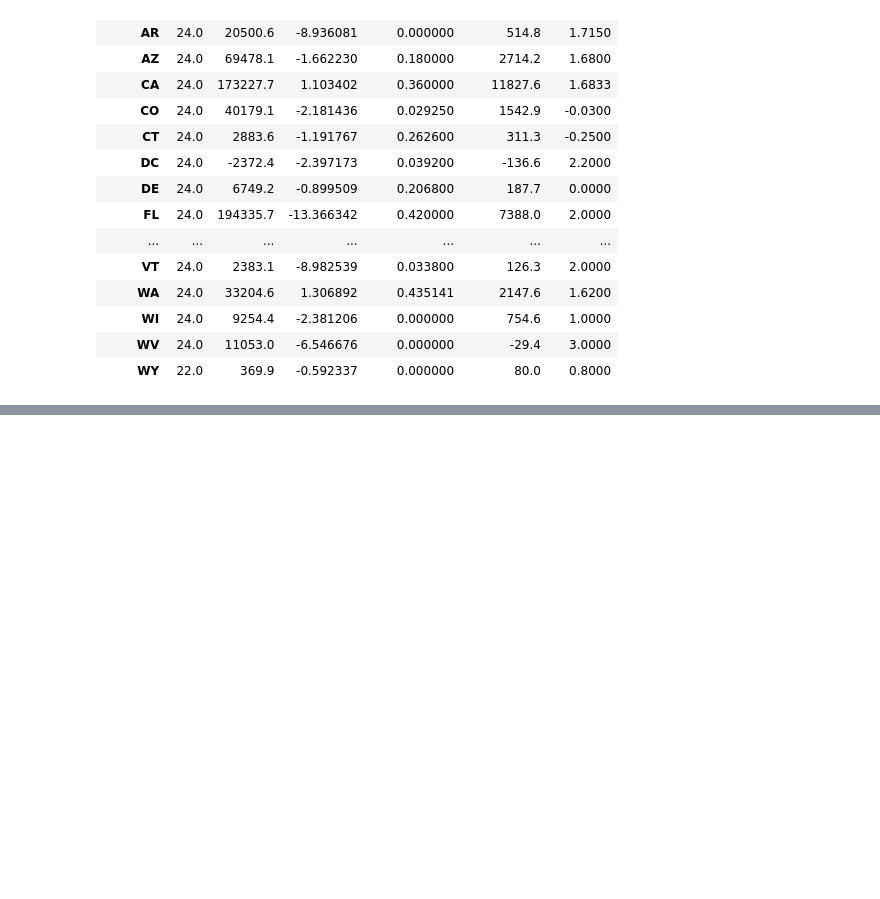
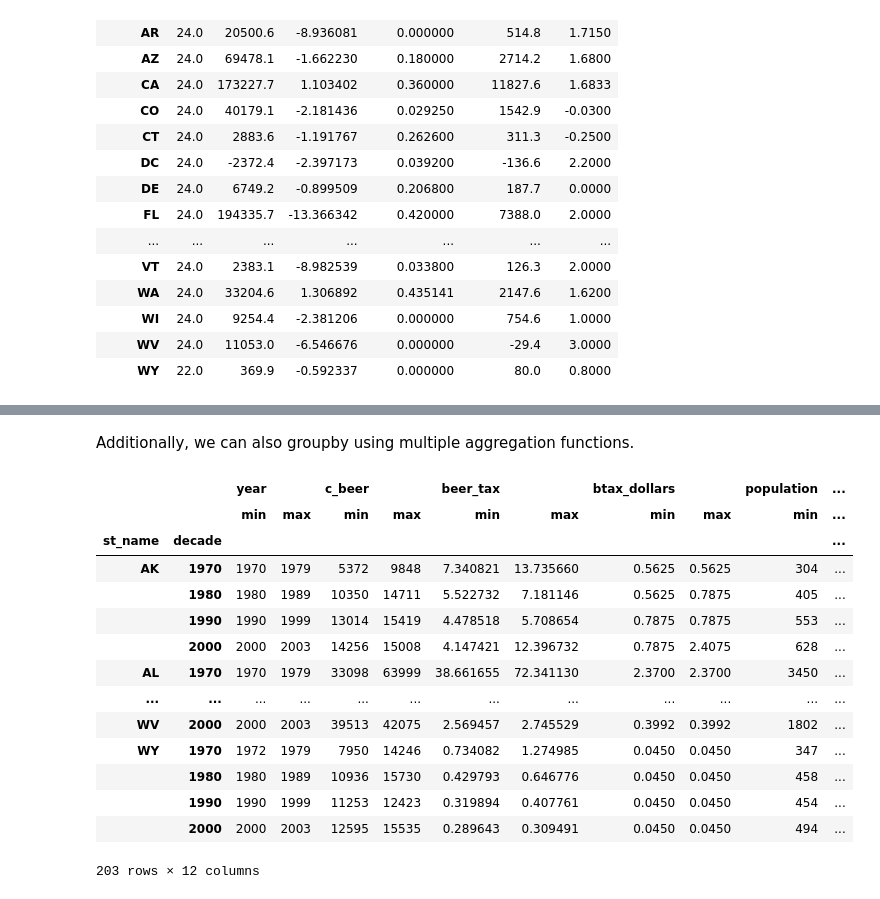
Before and after one commit to rohanjha123/data-h195, a Jupyter notebook: textbook/_build/jupyter_execute/content/03-pandas/groupby_pivot.ipynb, the cells around one changed output, grey strips where cells are left out. Saved outputs shown, nothing was run; the diff lists cells and outputs as text; code cells hidden in the pictures; blank space fills up the shorter version.

```diff
--- a/textbook/_build/jupyter_execute/content/03-pandas/groupby_pivot.ipynb
+++ b/textbook/_build/jupyter_execute/content/03-pandas/groupby_pivot.ipynb
@@ -156,0 +181,3 @@ As a general tip, whenever you're trying to calculate differences across a categ
+# %%
+df['decade'] = df['year'] // 10 * 10
+df
@@ -156,0 +217,20 @@ As a general tip, whenever you're trying to calculate differences across a categ
+# %% [markdown]
+Additionally, we can also groupby using multiple aggregation functions.
+# %%
+df.groupby(['st_name','decade']).agg([min,max])
+# %% [output]
+|  |  | year |  | c_beer |  | beer_tax |  | btax_dollars |  | population | ... |
+|  |  | min | max | min | max | min | max | min | max | min | ... |
+| st_name | decade |  |  |  |  |  |  |  |  |  | ... |
+| AK | 1970 | 1970 | 1979 | 5372 | 9848 | 7.340821 | 13.735660 | 0.5625 | 0.5625 | 304 | ... |
+|  | 1980 | 1980 | 1989 | 10350 | 14711 | 5.522732 | 7.181146 | 0.5625 | 0.7875 | 405 | ... |
+|  | 1990 | 1990 | 1999 | 13014 | 15419 | 4.478518 | 5.708654 | 0.7875 | 0.7875 | 553 | ... |
+|  | 2000 | 2000 | 2003 | 14256 | 15008 | 4.147421 | 12.396732 | 0.7875 | 2.4075 | 628 | ... |
+| AL | 1970 | 1970 | 1979 | 33098 | 63999 | 38.661655 | 72.341130 | 2.3700 | 2.3700 | 3450 | ... |
+| ... | ... | ... | ... | ... | ... | ... | ... | ... | ... | ... | ... |
+| WV | 2000 | 2000 | 2003 | 39513 | 42075 | 2.569457 | 2.745529 | 0.3992 | 0.3992 | 1802 | ... |
+| WY | 1970 | 1972 | 1979 | 7950 | 14246 | 0.734082 | 1.274985 | 0.0450 | 0.0450 | 347 | ... |
+|  | 1980 | 1980 | 1989 | 10936 | 15730 | 0.429793 | 0.646776 | 0.0450 | 0.0450 | 458 | ... |
+|  | 1990 | 1990 | 1999 | 11253 | 12423 | 0.319894 | 0.407761 | 0.0450 | 0.0450 | 454 | ... |
+|  | 2000 | 2000 | 2003 | 12595 | 15535 | 0.289643 | 0.309491 | 0.0450 | 0.0450 | 494 | ... |
+203 rows × 12 columns
```
Also changed, not shown: parts of 13 cells of this notebook, 24 other files.
